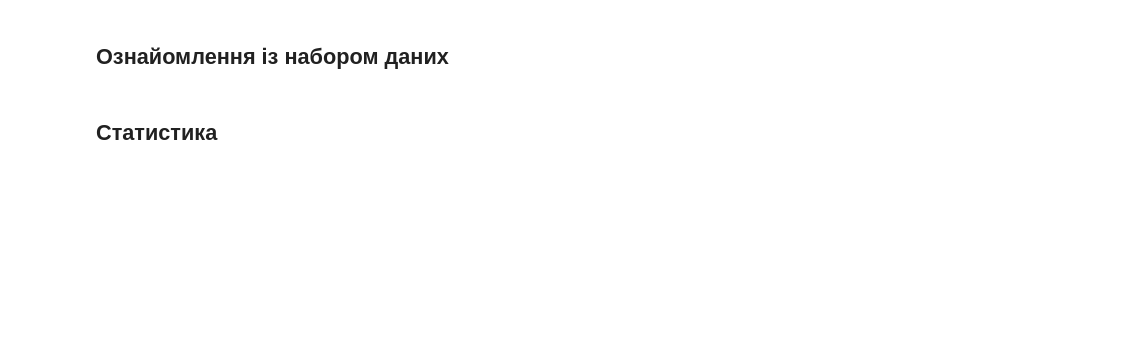
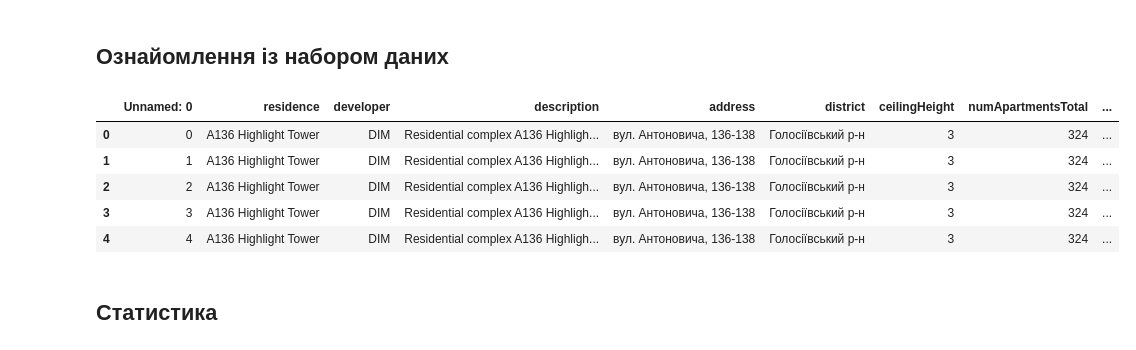
Before and after one commit to Acousticdesk/course-project-data-analysis, a Jupyter notebook: Regression-Copy1.ipynb, the cells around one changed output. Cells and saved outputs as stored; diff of their text form; code cells hidden in the pictures; blank space fills up the shorter version.

```diff
--- a/Regression-Copy1.ipynb
+++ b/Regression-Copy1.ipynb
@@ -15,8 +13,15 @@ import seaborn as sns
 # %% [markdown]
 ## Ознайомлення із набором даних
 # %%
-df = pd. read_csv('/content/real-estate-with-nn-results.csv')
+df = pd. read_csv('./real-estate-with-nn-results.csv')
 df.head()
+# %% [output]
+|  | Unnamed: 0 | residence | developer | description | address | district | ceilingHeight | numApartmentsTotal | ... |
+| 0 | 0 | А136 Highlight Tower | DIM | Residential complex A136 Highligh... | вул. Антоновича, 136-138 | Голосіївський р-н | 3 | 324 | ... |
+| 1 | 1 | А136 Highlight Tower | DIM | Residential complex A136 Highligh... | вул. Антоновича, 136-138 | Голосіївський р-н | 3 | 324 | ... |
+| 2 | 2 | А136 Highlight Tower | DIM | Residential complex A136 Highligh... | вул. Антоновича, 136-138 | Голосіївський р-н | 3 | 324 | ... |
+| 3 | 3 | А136 Highlight Tower | DIM | Residential complex A136 Highligh... | вул. Антоновича, 136-138 | Голосіївський р-н | 3 | 324 | ... |
+| 4 | 4 | А136 Highlight Tower | DIM | Residential complex A136 Highligh... | вул. Антоновича, 136-138 | Голосіївський р-н | 3 | 324 | ... |
 # %% [markdown]
 ## Статистика
 # %%
```
Also changed, not shown: parts of 28 cells of this notebook.
